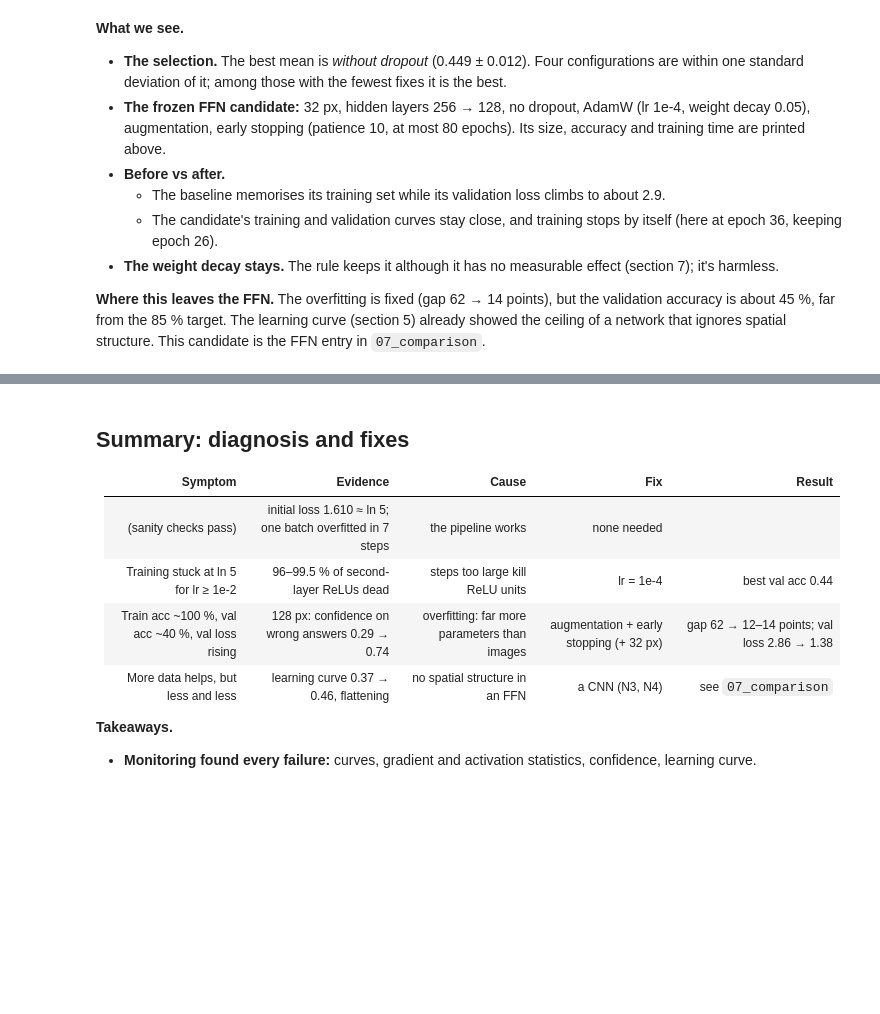
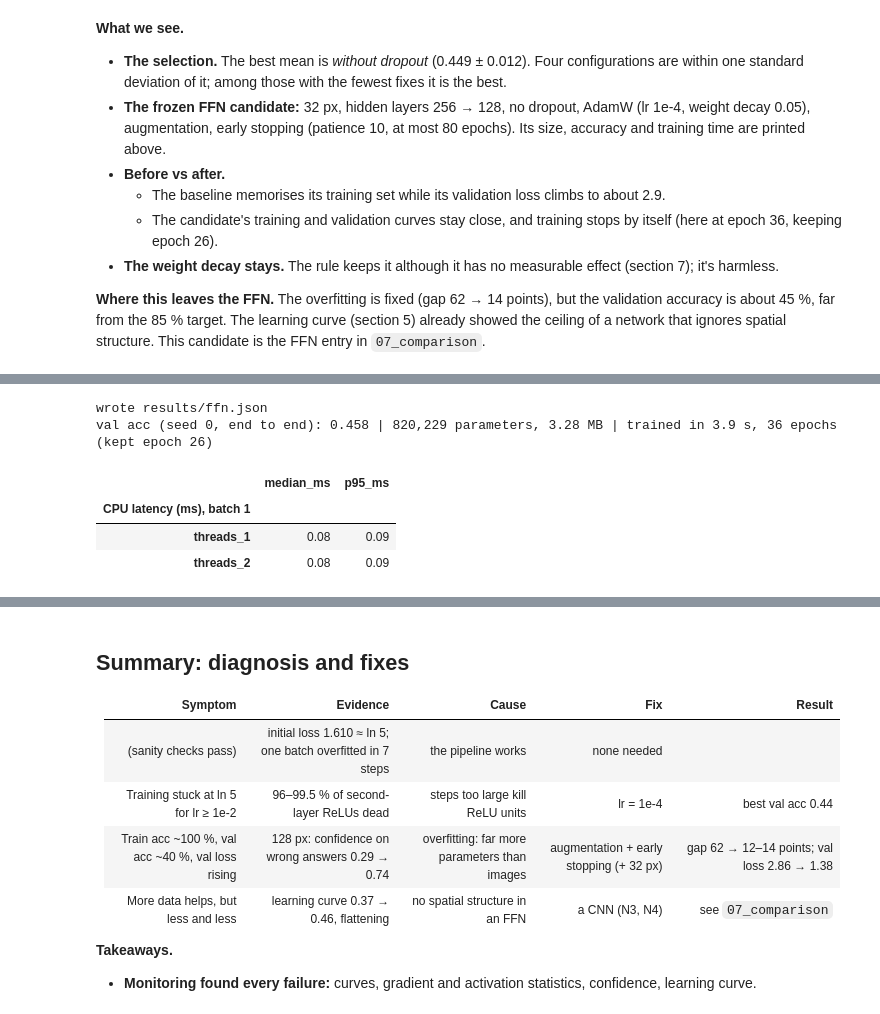
Before and after one commit to anthonyrascle43-stack/Neural-Network-Project, a Jupyter notebook: notebooks/03_diagnosis.ipynb, the cells around one changed output, grey strips where cells are left out. Cells and saved outputs as stored; diff of their text form; code cells hidden in the pictures; blank space fills up the shorter version.

```diff
--- a/notebooks/03_diagnosis.ipynb
+++ b/notebooks/03_diagnosis.ipynb
@@ -21,9 +21,10 @@ import torch.nn as nn
 from torch.utils.data import DataLoader, Subset
 
 sys.path.insert(0, "../src")
-from museum.data import ROOT, get_loaders
+from museum.data import ROOT, get_arrays, get_loaders, norm_stats
 from museum.diagnostics import dead_relu_fraction, overfit_one_batch
-from museum.models import FFN_CANDIDATE, FFN_RECIPE, StyleMLP, count_parameters
+from museum.evaluation import benchmark_latency, model_size_mb, save_result, total_parameters
+from museum.models import FFN_CANDIDATE, FFN_RECIPE, StyleMLP, TorchPredictor, count_parameters
 from museum.train import evaluate, fit, get_device, predict, train_one_epoch
 
 FAST_RUN = os.environ.get("FAST_RUN", "0") == "1"   # True: 1 seed and a few epochs, for a quick check
@@ -37,6 +38,7 @@ torch.manual_seed(0)
 device = get_device()
 loss_fn = nn.CrossEntropyLoss()
 FIG_DIR = ROOT / "results" / "figures"
+RESULTS_DIR, CKPT_DIR = ROOT / "results", ROOT / "checkpoints"
 train_dl, val_dl, _, classes = get_loaders(img_size=SIZE, batch_size=BATCH_SIZE)
 print("device:", device, "| FAST_RUN:", FAST_RUN, "| epochs:", EPOCHS, "| seeds:", SEEDS)
 # %% [output]
@@ -311,7 +313,7 @@ def run(config, seed):
     _, train_acc = evaluate(model, clean_train[config["size"]], loss_fn, device)
     return {"val acc": val_acc, "train acc": train_acc, "gap": train_acc - val_acc, "val loss": val_loss,
             "best val acc (any epoch)": max(h["val_acc"]), "epochs": len(h["val_acc"]),
-            "train time (s)": sum(h["epoch_time"])}, h
+            "train time (s)": sum(h["epoch_time"])}, h, model
 
 
 def summarise(rows):
@@ -328,7 +330,7 @@ for name, change in FIXES:
     configs[f"+ {name}"] = config
 for name, config in configs.items():
     for seed in SEEDS:
-        result, h = run(config, seed)
+        result, h, _ = run(config, seed)
         rows.append({"config": name, "seed": seed, **result})
         histories.setdefault(name, h)
 ablation = summarise(rows)
@@ -377,7 +379,7 @@ for name, change in FIXES:
 drop_rows = [{**row, "config": "all fixes"} for row in rows if row["config"] == full_name]   # already trained
 for name, config in list(dropped.items())[1:]:
     for seed in SEEDS:
-        result, h = run(config, seed)
+        result, h, _ = run(config, seed)
         drop_rows.append({"config": name, "seed": seed, **result})
         histories.setdefault(name, h)
 drop_one = summarise(drop_rows)
@@ -503,0 +518,44 @@ plt.show()
+# %%
+# Built from the selected configuration: equal to FFN_CANDIDATE / FFN_RECIPE (checked above), except in FAST_RUN.
+model_config = {"img_size": chosen_config["size"], "hidden": HIDDEN, "dropout": chosen_config["dropout"]}
+recipe = {**FFN_RECIPE, "lr": LR, "weight_decay": chosen_config["weight_decay"], "augment": chosen_config["augment"],
+          "max_epochs": EPOCHS_FIX, "patience": chosen_config["patience"]}
+result, h, candidate = run(chosen_config, seed=0)
+CKPT_DIR.mkdir(exist_ok=True)
+mean, std = norm_stats("train", model_config["img_size"])
+torch.save({"state_dict": candidate.cpu().state_dict(), "config": model_config, "recipe": recipe,
+            "mean": mean, "std": std}, CKPT_DIR / "ffn.pt")
+
+X_val, y_val = get_arrays(128, "val")
+cpu_model = StyleMLP(**model_config)
+cpu_model.load_state_dict(torch.load(CKPT_DIR / "ffn.pt")["state_dict"])
+predictor = TorchPredictor(cpu_model, model_config["img_size"], mean, std)
+val_pred = predictor.predict(X_val)
+val_acc = float((val_pred == y_val).mean())
+assert abs(val_acc - result["val acc"]) <= 1 / len(y_val), "end to end must match the loader pipeline"
+
+runs = 20 if FAST_RUN else 100
+latency = {f"threads_{t}": benchmark_latency(predictor, X_val[0], n_threads=t, runs=runs) for t in (1, 2)}
+row = results.loc[chosen]
+seed_std = None if np.isnan(row["val acc (std)"]) else float(row["val acc (std)"])
+path = save_result("ffn", {
+    "config": {**model_config, **recipe, "normalize": "train", "mean": mean, "std": std, "seed": 0,
+               "epochs_trained": len(h["val_acc"]), "best_epoch": h["best_epoch"],
+               "val_acc_mean_over_seeds": float(row["val acc (mean)"]), "val_acc_std_over_seeds": seed_std,
+               "seeds": SEEDS, "fast_run": FAST_RUN},
+    "val_acc": val_acc, "n_params": total_parameters(cpu_model), "size_mb": model_size_mb(CKPT_DIR / "ffn.pt"),
+    "latency_ms": latency, "train_time_s": float(sum(h["epoch_time"])),
+}, results_dir=RESULTS_DIR)
+
+print(f"wrote {path.relative_to(RESULTS_DIR.parent)}")
+print(f"val acc (seed 0, end to end): {val_acc:.3f} | {total_parameters(cpu_model):,} parameters, "
+      f"{model_size_mb(CKPT_DIR / 'ffn.pt'):.2f} MB | trained in {sum(h['epoch_time']):.1f} s, "
+      f"{len(h['val_acc'])} epochs (kept epoch {h['best_epoch']})")
+pd.DataFrame(latency).T.round(2).rename_axis("CPU latency (ms), batch 1")
+# %% [output]
+wrote results/ffn.json
+val acc (seed 0, end to end): 0.458 | 820,229 parameters, 3.28 MB | trained in 3.9 s, 36 epochs (kept epoch 26)
+|  | median_ms | p95_ms |
+| CPU latency (ms), batch 1 |  |  |
+| threads_1 | 0.08 | 0.09 |
+| threads_2 | 0.08 | 0.09 |
```
Also changed, not shown: parts of 3 cells of this notebook, 1 other file.
